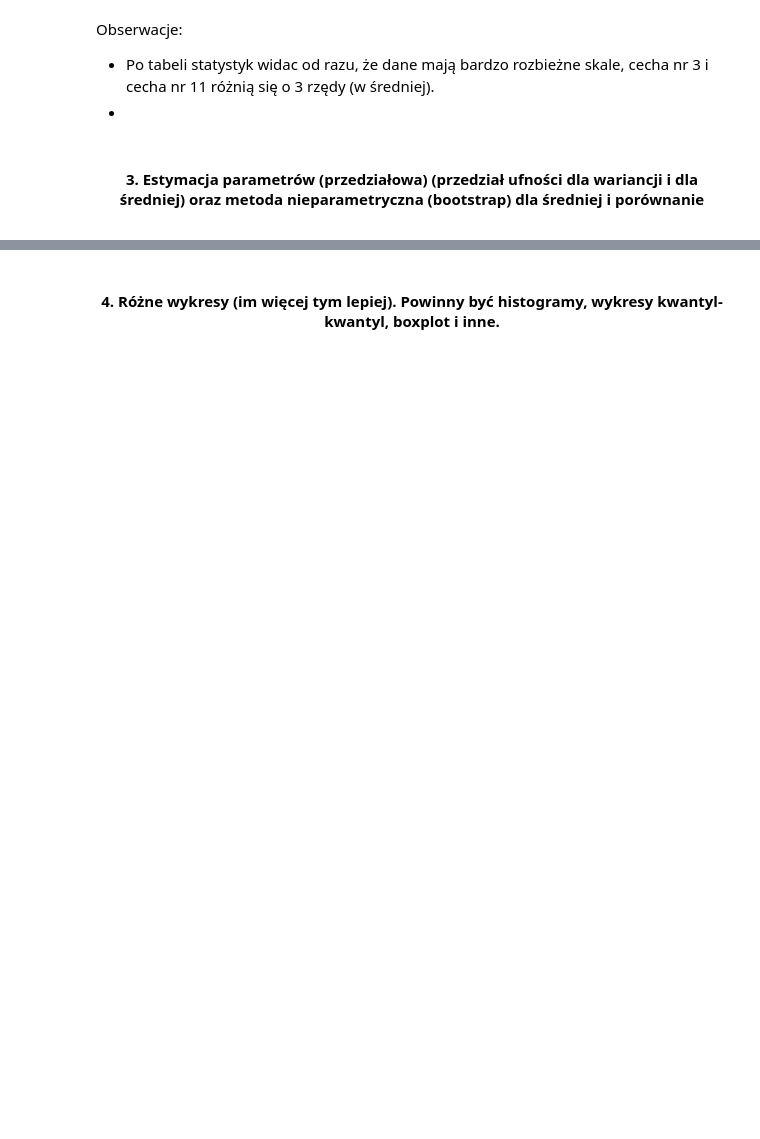
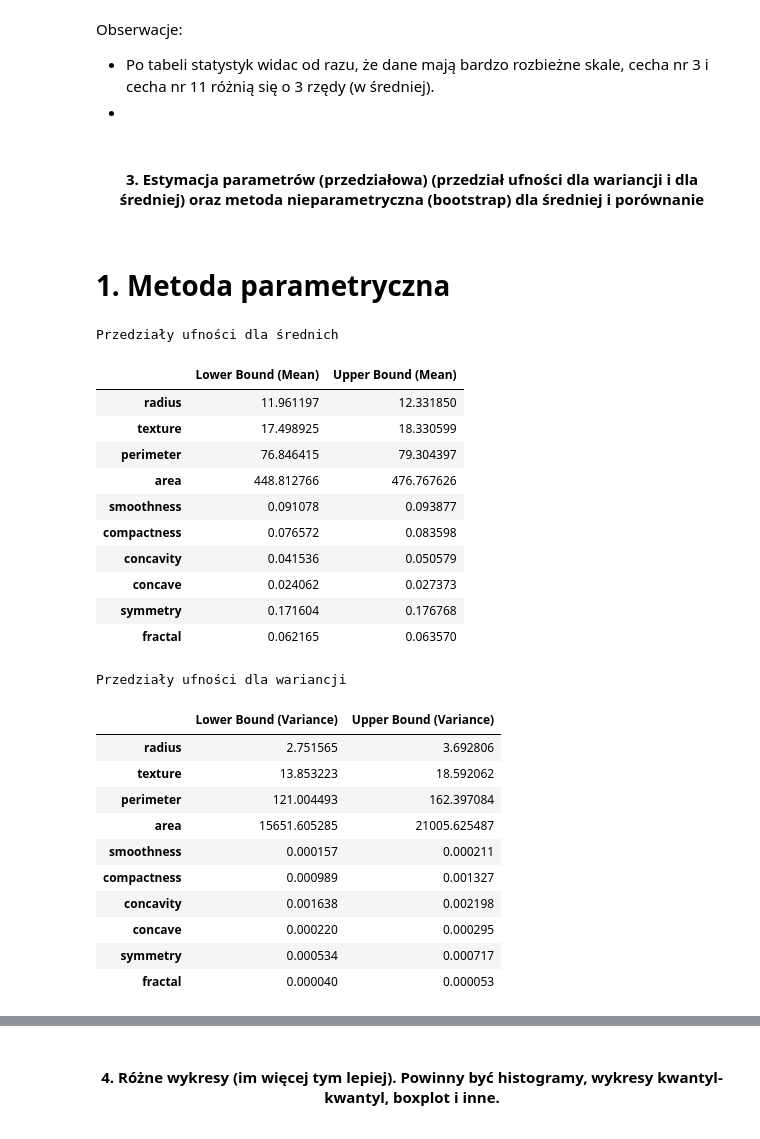
Before and after one commit to milymilek/statistics-projects, a Jupyter notebook: project-1/breast_cancer_analysis.ipynb, the cells around one changed output, grey strips where cells are left out. Drawn from its saved outputs; the diff is of its cells as text; code cells hidden in the pictures; blank space fills up the shorter version.

```diff
--- a/project-1/breast_cancer_analysis.ipynb
+++ b/project-1/breast_cancer_analysis.ipynb
@@ -167,3 +166,71 @@ Obserwacje:
 oraz metoda nieparametryczna (bootstrap) dla średniej i porównanie
 </h4>
 </center>
+# %% [markdown]
+# 1. Metoda parametryczna
+# %%
+import pandas as pd
+from scipy.stats import t, chi2
+
+def confidence_intervals(df, alpha=0.05):
+    n = len(df)
+    means = df.mean()
+    stds = df.std()
+    variances = df.var()
+
+    mean_cis = {}
+    for col in df.columns:
+        mean = means[col]
+        std = stds[col]
+        t_crit = t.ppf(1 - alpha/2, n-1)
+        margin_of_error = t_crit * (std / np.sqrt(n))
+        mean_cis[col] = (mean - margin_of_error, mean + margin_of_error)
+
+    var_cis = {}
+    for col in df.columns:
+        var = variances[col]
+        chi2_lower = chi2.ppf(alpha/2, n-1)
+        chi2_upper = chi2.ppf(1 - alpha/2, n-1)
+        lower_bound = (n - 1) * var / chi2_upper
+        upper_bound = (n - 1) * var / chi2_lower
+        var_cis[col] = (lower_bound, upper_bound)
+
+    return mean_cis, var_cis
+
+mean_cis, var_cis = confidence_intervals(df_benign)
+
+mean_cis_df = pd.DataFrame(mean_cis, index=["Lower Bound (Mean)", "Upper Bound (Mean)"]).T
+
+var_cis_df = pd.DataFrame(var_cis, index=["Lower Bound (Variance)", "Upper Bound (Variance)"]).T
+
+confidence_intervals_df = pd.concat([mean_cis_df, var_cis_df], axis=1)
+
+print("Przedziały ufności dla średnich")
+display(mean_cis_df)
+print("Przedziały ufności dla wariancji")
+display(var_cis_df)
+# %% [output]
+Przedziały ufności dla średnich
+|  | Lower Bound (Mean) | Upper Bound (Mean) |
+| radius | 11.961197 | 12.331850 |
+| texture | 17.498925 | 18.330599 |
+| perimeter | 76.846415 | 79.304397 |
+| area | 448.812766 | 476.767626 |
+| smoothness | 0.091078 | 0.093877 |
+| compactness | 0.076572 | 0.083598 |
+| concavity | 0.041536 | 0.050579 |
+| concave | 0.024062 | 0.027373 |
+| symmetry | 0.171604 | 0.176768 |
+| fractal | 0.062165 | 0.063570 |
+Przedziały ufności dla wariancji
+|  | Lower Bound (Variance) | Upper Bound (Variance) |
+| radius | 2.751565 | 3.692806 |
+| texture | 13.853223 | 18.592062 |
+| perimeter | 121.004493 | 162.397084 |
+| area | 15651.605285 | 21005.625487 |
+| smoothness | 0.000157 | 0.000211 |
+| compactness | 0.000989 | 0.001327 |
+| concavity | 0.001638 | 0.002198 |
+| concave | 0.000220 | 0.000295 |
+| symmetry | 0.000534 | 0.000717 |
+| fractal | 0.000040 | 0.000053 |
```
Also changed, not shown: parts of 8 cells of this notebook.
